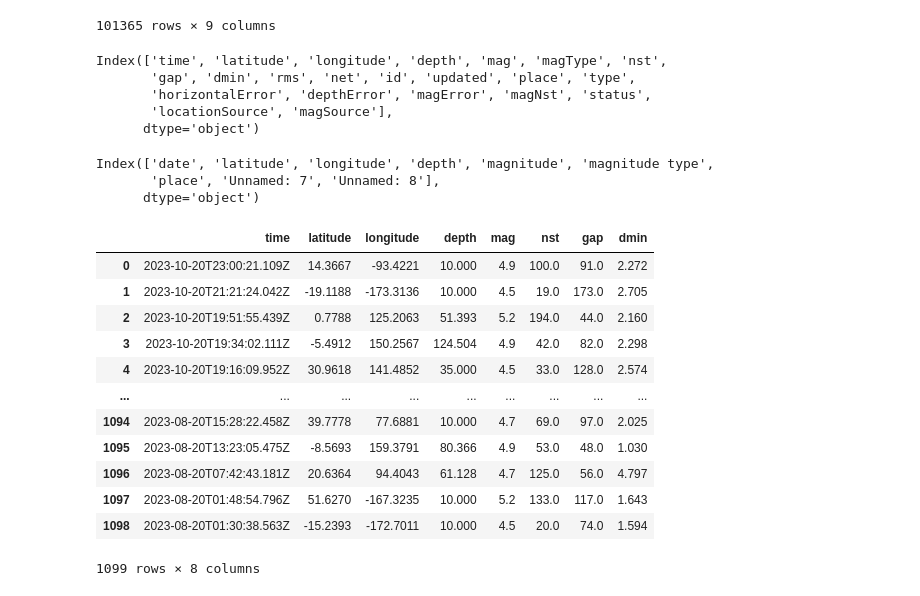
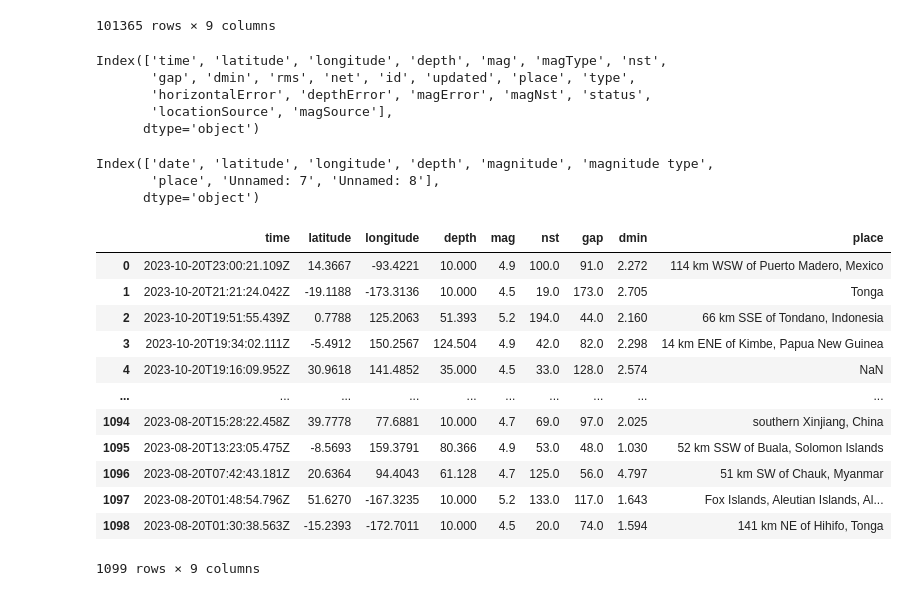
Before and after one commit to Sickachu01/EarthQuakePrediction, a Jupyter notebook: Get_and_MergedData.ipynb, the cells around one changed output. Cells and saved outputs as stored; diff of their text form; code cells hidden in the pictures.

```diff
--- a/Get_and_MergedData.ipynb
+++ b/Get_and_MergedData.ipynb
@@ -2,7 +2,7 @@
 import pandas as pd
 import numpy as np
 # %%
-df1 = pd.read_csv('Earthquake.csv')
+df1 = pd.read_csv('Earthquake_Dataset1.csv')
 df1
 # %% [output]
 |  | time | latitude | longitude | depth | mag | magType | nst | gap | dmin | rms | ... | ... |
@@ -35,36 +35,39 @@ df2
 | 101363 | 2019-12-31T23:53:23+0000 | 45.0834 | -74.7183 | 18.00 | 1.9 | MN | 6 km N from Cornwall, ON | NaN | NaN |
 | 101364 | 2019-12-31T23:54:02+0000 | 47.4919 | -70.4124 | 3.79 | 1.3 | MN | CHARLEVOIX SEISMIC ZONE, QC. | NaN | NaN |
 101365 rows × 9 columns
-# %%
-df1.columns
-# %% [output]
-Index(['time', 'latitude', 'longitude', 'depth', 'mag', 'magType', 'nst',
-       'gap', 'dmin', 'rms', 'net', 'id', 'updated', 'place', 'type',
-       'horizontalError', 'depthError', 'magError', 'magNst', 'status',
-       'locationSource', 'magSource'],
-      dtype='object')
-# %%
-df2.columns
-# %% [output]
-Index(['date', 'latitude', 'longitude', 'depth', 'magnitude', 'magnitude type',
-       'place', 'Unnamed: 7', 'Unnamed: 8'],
-      dtype='object')
+# %%
+# check column
+df1.columns
+# %% [output]
+Index(['time', 'latitude', 'longitude', 'depth', 'mag', 'magType', 'nst',
+       'gap', 'dmin', 'rms', 'net', 'id', 'updated', 'place', 'type',
+       'horizontalError', 'depthError', 'magError', 'magNst', 'status',
+       'locationSource', 'magSource'],
+      dtype='object')
+# %%
+# check column
+df2.columns
+# %% [output]
+Index(['date', 'latitude', 'longitude', 'depth', 'magnitude', 'magnitude type',
+       'place', 'Unnamed: 7', 'Unnamed: 8'],
+      dtype='object')
 # %%
-df1_E = df1.drop(columns=['magType', 'rms', 'net', 'id', 'updated', 'place', 'type',
+# ลบ column ที่ไม่จำเป็นออก
+df1_E = df1.drop(columns=['magType', 'rms', 'net', 'id', 'updated', 'type',
                         'horizontalError', 'depthError', 'magError', 'magNst', 'status','locationSource', 'magSource'])
 df1_E
 # %% [output]
-|  | time | latitude | longitude | depth | mag | nst | gap | dmin |
-| 0 | 2023-10-20T23:00:21.109Z | 14.3667 | -93.4221 | 10.000 | 4.9 | 100.0 | 91.0 | 2.272 |
-| 1 | 2023-10-20T21:21:24.042Z | -19.1188 | -173.3136 | 10.000 | 4.5 | 19.0 | 173.0 | 2.705 |
-| 2 | 2023-10-20T19:51:55.439Z | 0.7788 | 125.2063 | 51.393 | 5.2 | 194.0 | 44.0 | 2.160 |
-| 3 | 2023-10-20T19:34:02.111Z | -5.4912 | 150.2567 | 124.504 | 4.9 | 42.0 | 82.0 | 2.298 |
-| 4 | 2023-10-20T19:16:09.952Z | 30.9618 | 141.4852 | 35.000 | 4.5 | 33.0 | 128.0 | 2.574 |
-| ... | ... | ... | ... | ... | ... | ... | ... | ... |
-| 1094 | 2023-08-20T15:28:22.458Z | 39.7778 | 77.6881 | 10.000 | 4.7 | 69.0 | 97.0 | 2.025 |
-| 1095 | 2023-08-20T13:23:05.475Z | -8.5693 | 159.3791 | 80.366 | 4.9 | 53.0 | 48.0 | 1.030 |
-| 1096 | 2023-08-20T07:42:43.181Z | 20.6364 | 94.4043 | 61.128 | 4.7 | 125.0 | 56.0 | 4.797 |
-| 1097 | 2023-08-20T01:48:54.796Z | 51.6270 | -167.3235 | 10.000 | 5.2 | 133.0 | 117.0 | 1.643 |
-| 1098 | 2023-08-20T01:30:38.563Z | -15.2393 | -172.7011 | 10.000 | 4.5 | 20.0 | 74.0 | 1.594 |
+|  | time | latitude | longitude | depth | mag | nst | gap | dmin | place |
+| 0 | 2023-10-20T23:00:21.109Z | 14.3667 | -93.4221 | 10.000 | 4.9 | 100.0 | 91.0 | 2.272 | 114 km WSW of Puerto Madero, Mexico |
+| 1 | 2023-10-20T21:21:24.042Z | -19.1188 | -173.3136 | 10.000 | 4.5 | 19.0 | 173.0 | 2.705 | Tonga |
+| 2 | 2023-10-20T19:51:55.439Z | 0.7788 | 125.2063 | 51.393 | 5.2 | 194.0 | 44.0 | 2.160 | 66 km SSE of Tondano, Indonesia |
+| 3 | 2023-10-20T19:34:02.111Z | -5.4912 | 150.2567 | 124.504 | 4.9 | 42.0 | 82.0 | 2.298 | 14 km ENE of Kimbe, Papua New Guinea |
+| 4 | 2023-10-20T19:16:09.952Z | 30.9618 | 141.4852 | 35.000 | 4.5 | 33.0 | 128.0 | 2.574 | NaN |
+| ... | ... | ... | ... | ... | ... | ... | ... | ... | ... |
+| 1094 | 2023-08-20T15:28:22.458Z | 39.7778 | 77.6881 | 10.000 | 4.7 | 69.0 | 97.0 | 2.025 | southern Xinjiang, China |
+| 1095 | 2023-08-20T13:23:05.475Z | -8.5693 | 159.3791 | 80.366 | 4.9 | 53.0 | 48.0 | 1.030 | 52 km SSW of Buala, Solomon Islands |
+| 1096 | 2023-08-20T07:42:43.181Z | 20.6364 | 94.4043 | 61.128 | 4.7 | 125.0 | 56.0 | 4.797 | 51 km SW of Chauk, Myanmar |
+| 1097 | 2023-08-20T01:48:54.796Z | 51.6270 | -167.3235 | 10.000 | 5.2 | 133.0 | 117.0 | 1.643 | Fox Islands, Aleutian Islands, Al... |
+| 1098 | 2023-08-20T01:30:38.563Z | -15.2393 | -172.7011 | 10.000 | 4.5 | 20.0 | 74.0 | 1.594 | 141 km NE of Hihifo, Tonga |
-1099 rows × 8 columns
+1099 rows × 9 columns
 # %%
```
Also changed, not shown: parts of 4 cells of this notebook, 6 other files.
